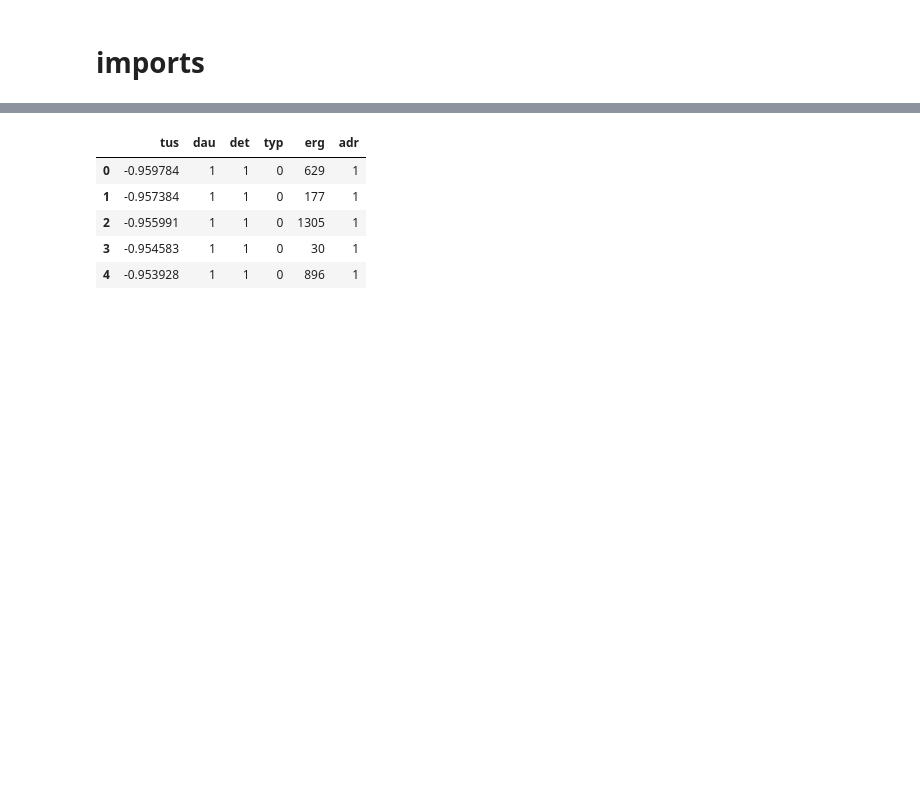
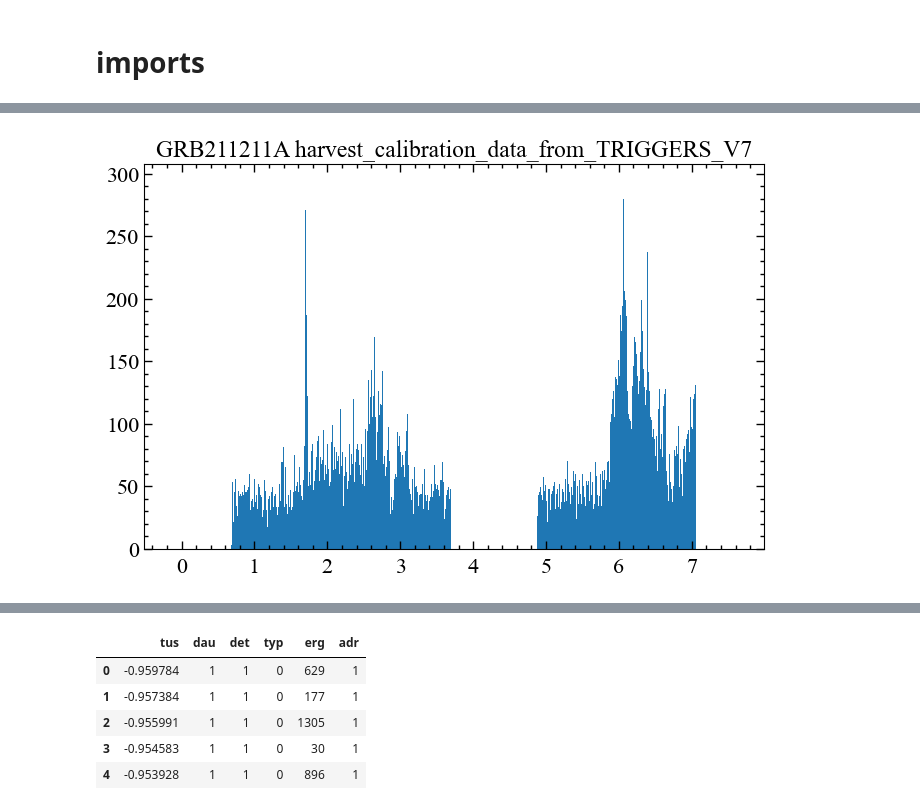
Before and after one commit to AndreasRamsli/GRB, a Jupyter notebook: xspec/GRB211211A/GRB211211A_analysis.ipynb, the cells around one changed output, grey strips where cells are left out. Saved outputs shown, nothing was run; the diff lists cells and outputs as text; code cells hidden in the pictures; blank space fills up the shorter version.

```diff
--- a/xspec/GRB211211A/GRB211211A_analysis.ipynb
+++ b/xspec/GRB211211A/GRB211211A_analysis.ipynb
@@ -118,0 +116,5 @@ bins = np.arange(-0.5,10 + binsize,binsize)
+# %%
+df_david = harvest_data(fn='2021_12_11_13_10_1.mat',T0='2021-12-11T13:10:01.323')
+df_david.sort_values(by="tus",inplace=True,ignore_index=True)
+df_david = df_david.truncate(after=np.searchsorted(df_andrey["tus"].to_numpy(),80.0))
+df_david
@@ -119 +143,10 @@ bins = np.arange(-0.5,10 + binsize,binsize)
+# %%
+df_david['tus'] += tlagg
+#df_david = df_david.truncate(after=np.searchsorted(df_andrey["tus"].to_numpy(),10.0))
+tus_david = df_david['tus'].to_numpy(dtype=np.float64)
+plt.hist(tus_david,bins=bins)
+plt.title('GRB211211A harvest_calibration_data_from_TRIGGERS_V7')
+plt.show()
+# %% [output]
+[figure, added]
 # %% [markdown]
```
Also changed, not shown: parts of 7 cells of this notebook, 27 other files.
